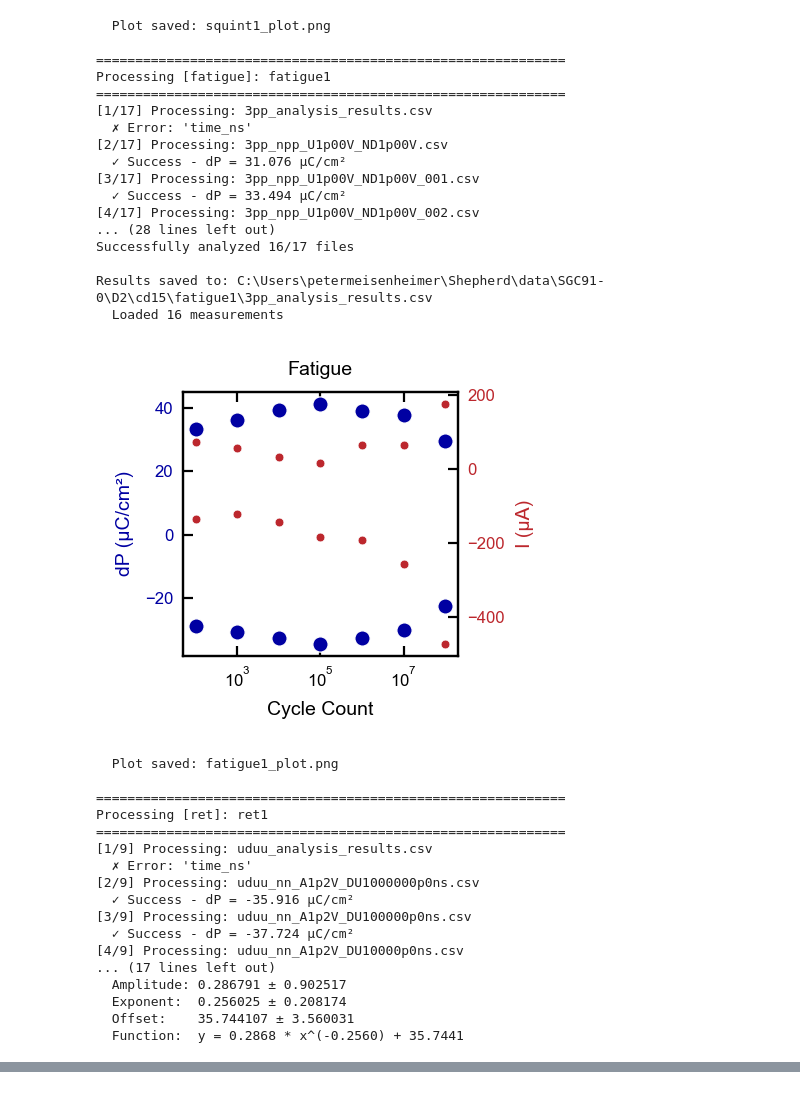
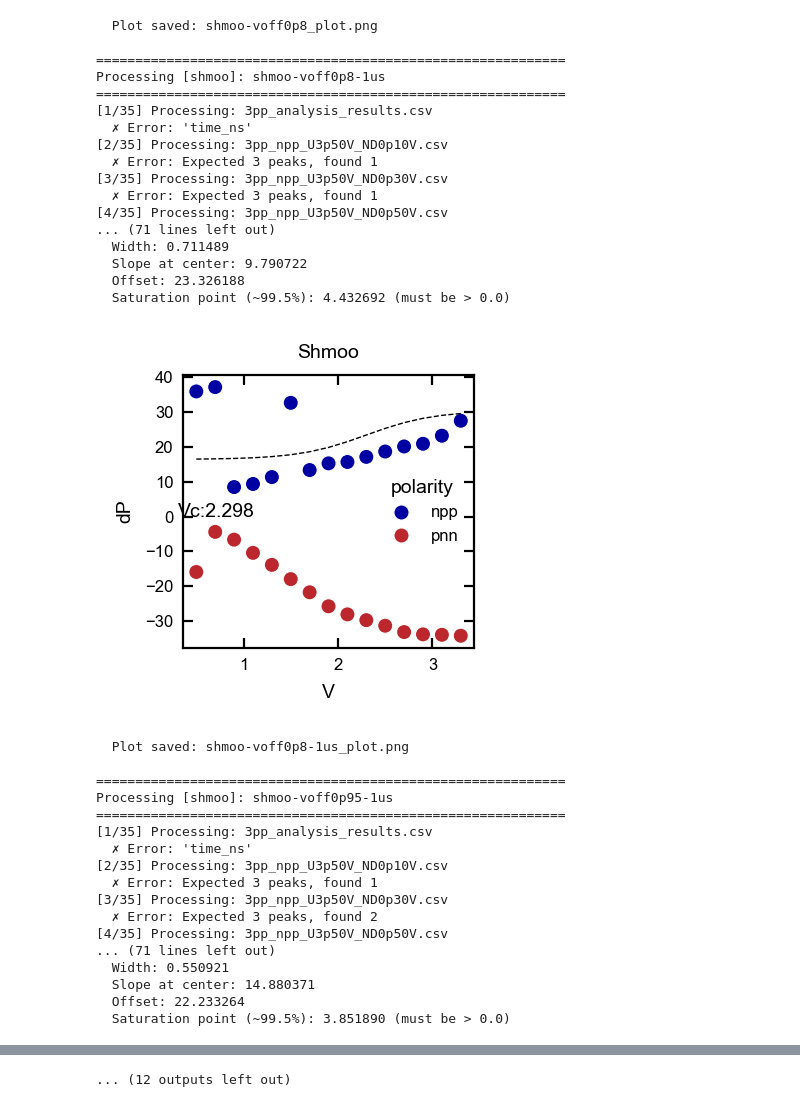
Before and after one commit to meisep/Shepherd_0.1, a Jupyter notebook: plotting_master.ipynb, the cells around one changed output, grey strips where cells are left out. Saved outputs shown, nothing was run; the diff lists cells and outputs as text; code cells hidden in the pictures.

Commit message:
better plotting

```diff
--- a/plotting_master.ipynb
+++ b/plotting_master.ipynb
@@ -7,7 +8,7 @@ fourcolors = ['#0000a2','#bc272d','#50ad9f','#e9c716']
 # %%
 results = process_sample(
-    sample_directory=r'SGC91-0/D2/cd15',
-    cd_um=15,
+    sample_directory=r'SM286\D4\cdn',
+    cd_um=8,
     shepherd_data=r'C:\Users\petermeisenheimer\Shepherd\data'
 )
 # %% [output]
@@ -50,35 +51,35 @@ Gaussian Fit Results:
-  Plot saved: squint1_plot.png
+  Plot saved: shmoo-voff0p8_plot.png
 
 ============================================================
-Processing [fatigue]: fatigue1
+Processing [shmoo]: shmoo-voff0p8-1us
 ============================================================
-[1/17] Processing: 3pp_analysis_results.csv
+[1/35] Processing: 3pp_analysis_results.csv
   ✗ Error: 'time_ns'
-[2/17] Processing: 3pp_npp_U1p00V_ND1p00V.csv
-  ✓ Success - dP = 31.076 µC/cm²
-[3/17] Processing: 3pp_npp_U1p00V_ND1p00V_001.csv
-  ✓ Success - dP = 33.494 µC/cm²
-[4/17] Processing: 3pp_npp_U1p00V_ND1p00V_002.csv
-... (28 lines left out)
-Successfully analyzed 16/17 files
-
-Results saved to: C:\Users\petermeisenheimer\Shepherd\data\SGC91-0\D2\cd15\fatigue1\3pp_analysis_results.csv
-  Loaded 16 measurements
+[2/35] Processing: 3pp_npp_U3p50V_ND0p10V.csv
+  ✗ Error: Expected 3 peaks, found 1
+[3/35] Processing: 3pp_npp_U3p50V_ND0p30V.csv
+  ✗ Error: Expected 3 peaks, found 1
+[4/35] Processing: 3pp_npp_U3p50V_ND0p50V.csv
+... (71 lines left out)
+  Width: 0.711489
+  Slope at center: 9.790722
+  Offset: 23.326188
+  Saturation point (~99.5%): 4.432692 (must be > 0.0)
-[figure, old version]
+[figure, new version]
-  Plot saved: fatigue1_plot.png
+  Plot saved: shmoo-voff0p8-1us_plot.png
 
 ============================================================
-Processing [ret]: ret1
+Processing [shmoo]: shmoo-voff0p95-1us
 ============================================================
-[1/9] Processing: uduu_analysis_results.csv
+[1/35] Processing: 3pp_analysis_results.csv
   ✗ Error: 'time_ns'
-[2/9] Processing: uduu_nn_A1p2V_DU1000000p0ns.csv
-  ✓ Success - dP = -35.916 µC/cm²
-[3/9] Processing: uduu_nn_A1p2V_DU100000p0ns.csv
-  ✓ Success - dP = -37.724 µC/cm²
-[4/9] Processing: uduu_nn_A1p2V_DU10000p0ns.csv
-... (17 lines left out)
-  Amplitude: 0.286791 ± 0.902517
-  Exponent:  0.256025 ± 0.208174
-  Offset:    35.744107 ± 3.560031
-  Function:  y = 0.2868 * x^(-0.2560) + 35.7441
+[2/35] Processing: 3pp_npp_U3p50V_ND0p10V.csv
+  ✗ Error: Expected 3 peaks, found 1
+[3/35] Processing: 3pp_npp_U3p50V_ND0p30V.csv
+  ✗ Error: Expected 3 peaks, found 2
+[4/35] Processing: 3pp_npp_U3p50V_ND0p50V.csv
+... (71 lines left out)
+  Width: 0.550921
+  Slope at center: 14.880371
+  Offset: 22.233264
+  Saturation point (~99.5%): 3.851890 (must be > 0.0)
@@ -91,0 +123 @@ Processing complete!
+... (12 outputs left out)
```
Also changed, not shown: parts of 3 cells of this notebook, 1 other file.
